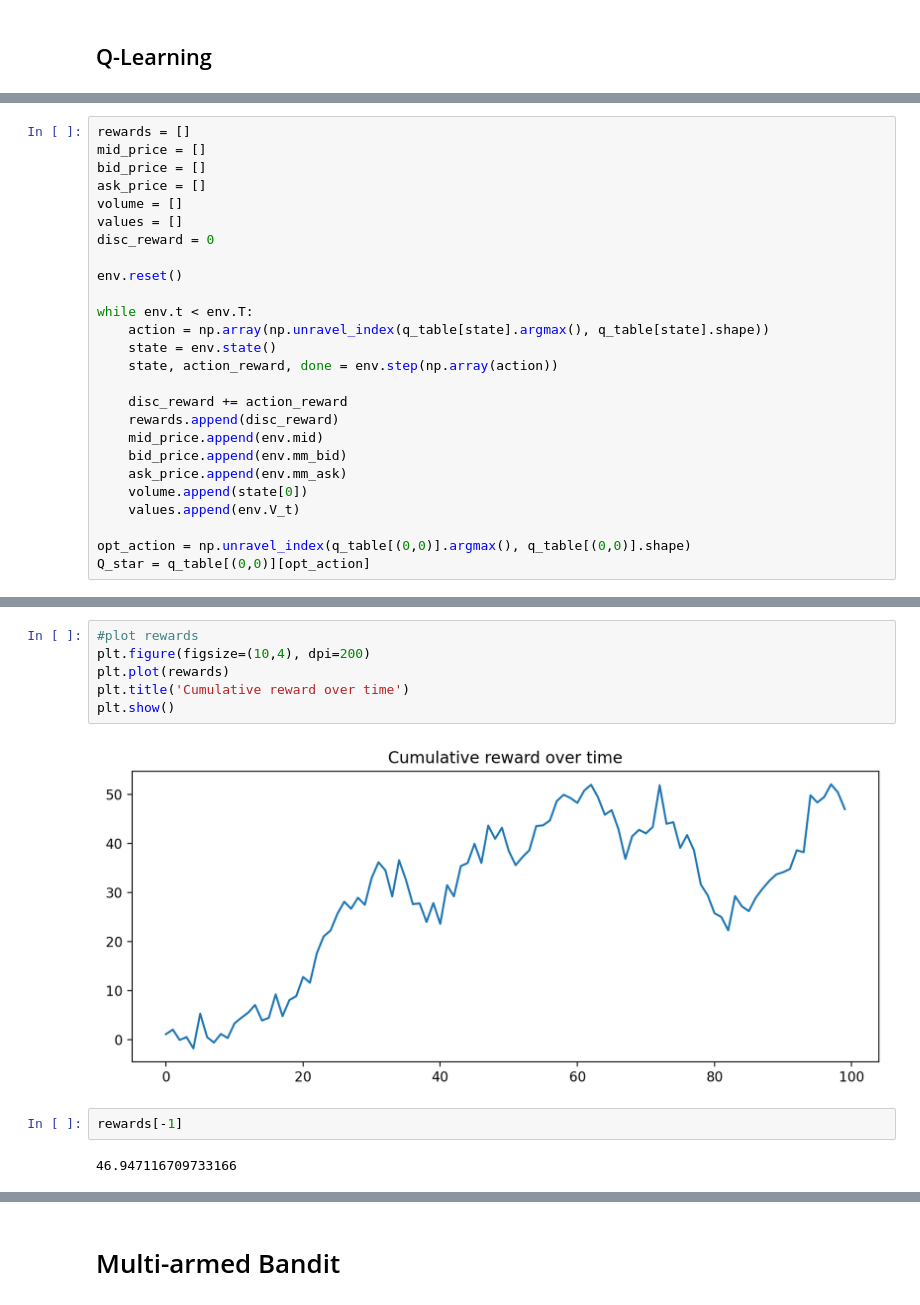
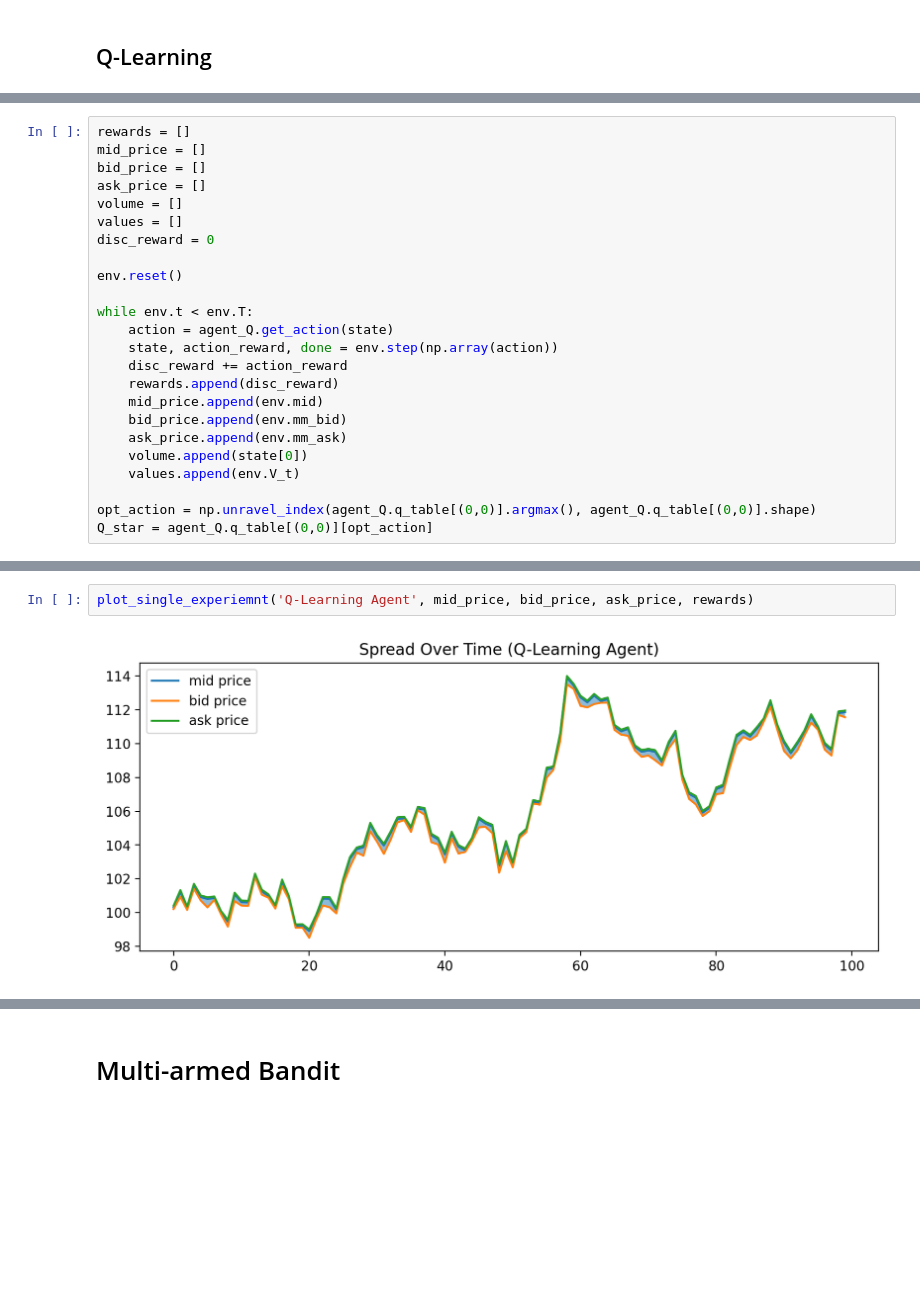
Before and after one commit to jaupimegi23/optimalMM, a Jupyter notebook: main.ipynb, the cells around one changed output, grey strips where cells are left out. Saved outputs shown, nothing was run; the diff lists cells and outputs as text; blank space fills up the shorter version.

```diff
--- a/main.ipynb
+++ b/main.ipynb
@@ -169,10 +130,8 @@ disc_reward = 0
 env.reset()
 
 while env.t < env.T:
-    action = np.array(np.unravel_index(q_table[state].argmax(), q_table[state].shape))
-    state = env.state()
+    action = agent_Q.get_action(state)
     state, action_reward, done = env.step(np.array(action))
-
     disc_reward += action_reward
     rewards.append(disc_reward)
     mid_price.append(env.mid)
@@ -181,8 +140,8 @@ while env.t < env.T:
     volume.append(state[0])
     values.append(env.V_t)
 
-opt_action = np.unravel_index(q_table[(0,0)].argmax(), q_table[(0,0)].shape)
-Q_star = q_table[(0,0)][opt_action]
+opt_action = np.unravel_index(agent_Q.q_table[(0,0)].argmax(), agent_Q.q_table[(0,0)].shape)
+Q_star = agent_Q.q_table[(0,0)][opt_action]
 # %%
 env.render()
 # %% [output]
@@ -208,12 +156,4 @@ plt.show()
-# %%
-#plot rewards
-plt.figure(figsize=(10,4), dpi=200)
-plt.plot(rewards)
-plt.title('Cumulative reward over time')
-plt.show()
-# %% [output]
-[figure, removed]
-# %%
-rewards[-1]
-# %% [output]
-46.947116709733166
+# %%
+plot_single_experiemnt('Q-Learning Agent', mid_price, bid_price, ask_price, rewards)
+# %% [output]
+[figure, added]
```
Also changed, not shown: parts of 33 cells of this notebook, 1 other file.
